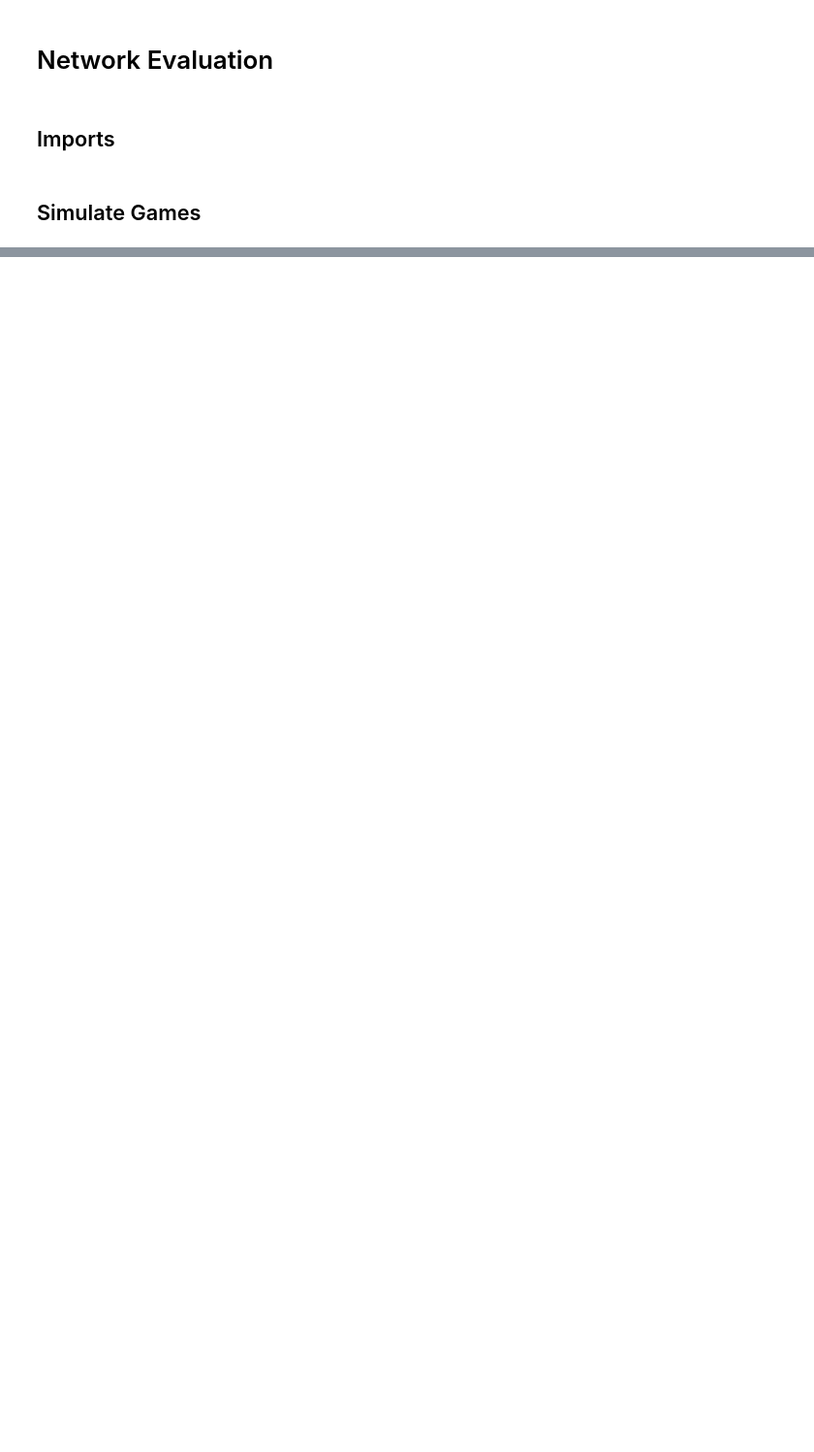
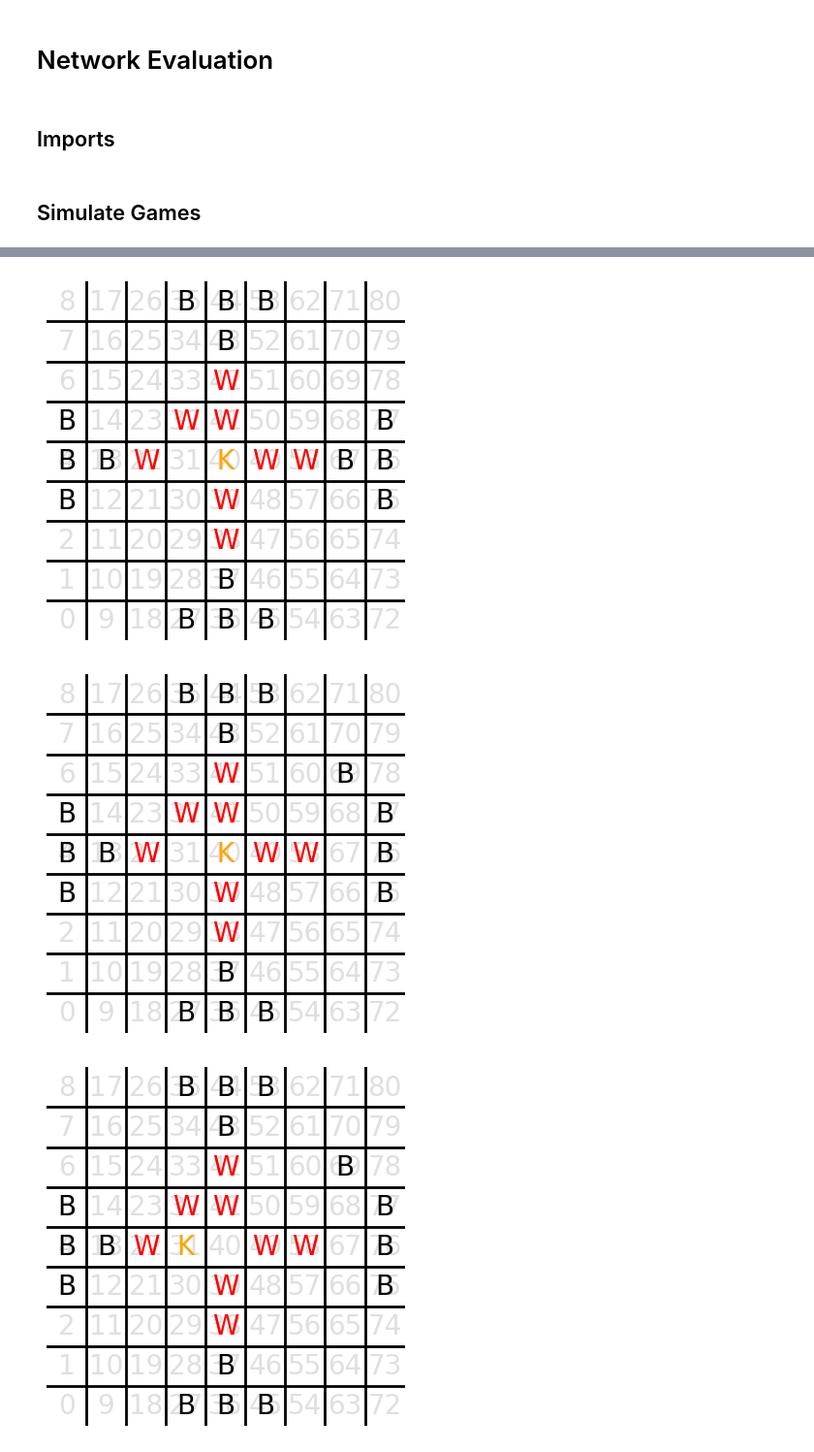
Before and after one commit to pemabi/tafl, a Jupyter notebook: muninn/network_eval.ipynb, the cells around one changed output, grey strips where cells are left out. Shown at 97% size. Saved outputs shown, nothing was run; the diff lists cells and outputs as text; code cells hidden in the pictures; blank space fills up the shorter version.

```diff
--- a/muninn/network_eval.ipynb
+++ b/muninn/network_eval.ipynb
@@ -123,7 +109,7 @@ def model1_vsmodel2(board, model_white, model_black, to_network_white, to_networ
             board.apply_move(sel_move)
             record.append(sel_move)
             if len(record) > 200:
-                return 0
+                return -1
             continue
         else:
             q = model_black.predict(np.array([to_network_black()]))
@@ -140,7 +126,7 @@ def model1_vsmodel2(board, model_white, model_black, to_network_white, to_networ
             board.apply_move(sel_move)
             record.append(sel_move)
             if len(record) > 200:
-                return 0
+                return -1
             continue
 
     terminal, winner = board.is_terminal()
@@ -214,28 +200,29 @@ print("Random vs Random Network: "+str(white_wins/all) + "/"+str(black_wins/all)
 model = keras.models.load_model('saved_models/supervised_model_tablut_md.keras')
 # %%
 model_1 = keras.models.load_model('saved_models/supervised_model_tablut.keras')
-model_2 = keras.models.load_model('saved_models/supervised_model_tablut.keras')
+model_2 = keras.models.load_model('saved_models/supervised_model_tablut_md.keras')
 
 
 white_wins = 0
 black_wins = 0
 draws = 0
+timeouts = 0
 
 for i in tqdm(range(0,100)):
     board = Board()
     board.set_starting_position()
-    moves = board.generate_moves()
-    m = moves[random.randint(0, len(moves)-1)]
-    board.apply_move(m)
+
     winner = model1_vsmodel2(board, model_1, model_2,
-                             board.to_network_input, board.to_network_input)
+                             board.to_network_input, board.to_network_input_multidim)
     if(winner == Board.WHITE):
         white_wins += 1
     if(winner == Board.BLACK):
         black_wins += 1
     if(winner == 0):
         draws += 1
+    if winner == -1:
+        timeouts += 1
 
-all = white_wins + black_wins + draws
-print("Network vs Network: "+str(white_wins/all) + "/"+str(black_wins/all) + "/"+str(draws/all))
+all = white_wins + black_wins + draws + timeouts
+print("SN MD vs SN 1D: "+str(white_wins/all) + " / "+str(black_wins/all) + " / "+str(draws/all) + " | TOS: "+str(timeouts/all))
 # %% [output]
@@ -284,0 +360,5 @@ draw_board(board.board)
+# %%
+record = [(31, 32), (67, 69), (40, 31), (27, 28), (32, 34), (53, 52), (41, 14), (77, 23), (42, 24), (5, 14), (31, 33), (4, 6), (49, 51), (45, 46), (39, 42), (36, 18), (33, 30), (28, 29), (30, 33), (29, 32), (22, 23), (37, 28), (58, 62), (75, 57), (38, 56), (3, 39), (56, 38), (18, 21), (38, 56), (28, 31), (42, 38), (43, 42), (34, 43), (6, 15), (38, 20), (76, 67), (23, 22), (52, 61), (62, 80), (46, 49), (43, 25), (32, 29), (33, 31), (29, 28), (24, 33), (14, 5), (20, 38), (44, 39), (31, 40), (35, 44), (40, 42), (61, 52), (42, 39), (13, 12), (22, 19), (5, 23), (39, 41), (44, 62), (41, 40)]
+# %%
+board = Board()
+board.set_starting_position()
@@ -284,0 +369,10 @@ draw_board(board.board)
+# %%
+for i, move in enumerate(record):
+    board.apply_move(move)
+
+    draw_board(board.board)
+    time.sleep(5)
+# %% [output]
+[figure, added]
+[figure, added]
+[figure, added]
```
Also changed, not shown: parts of 8 cells of this notebook, 5 other files.
